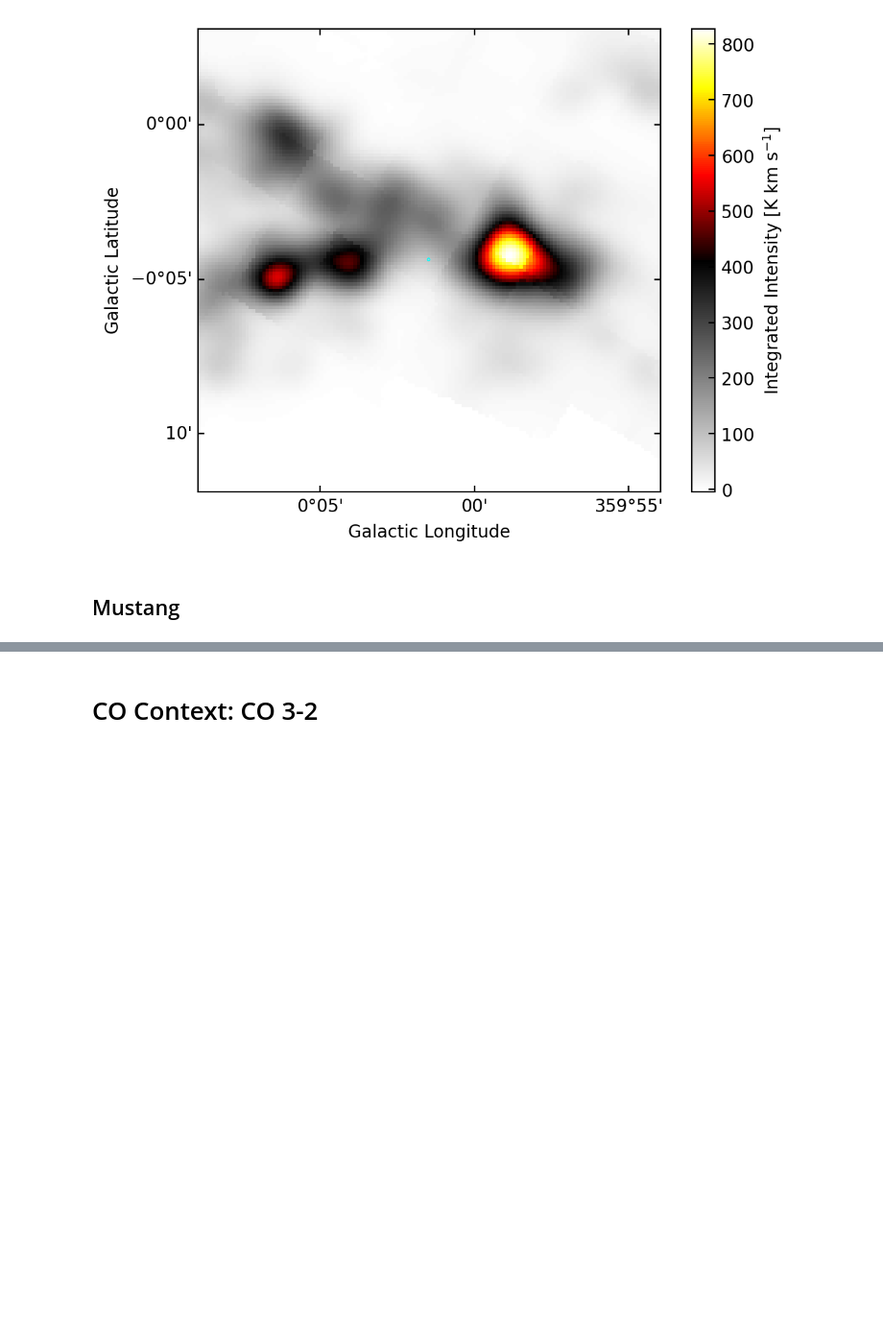
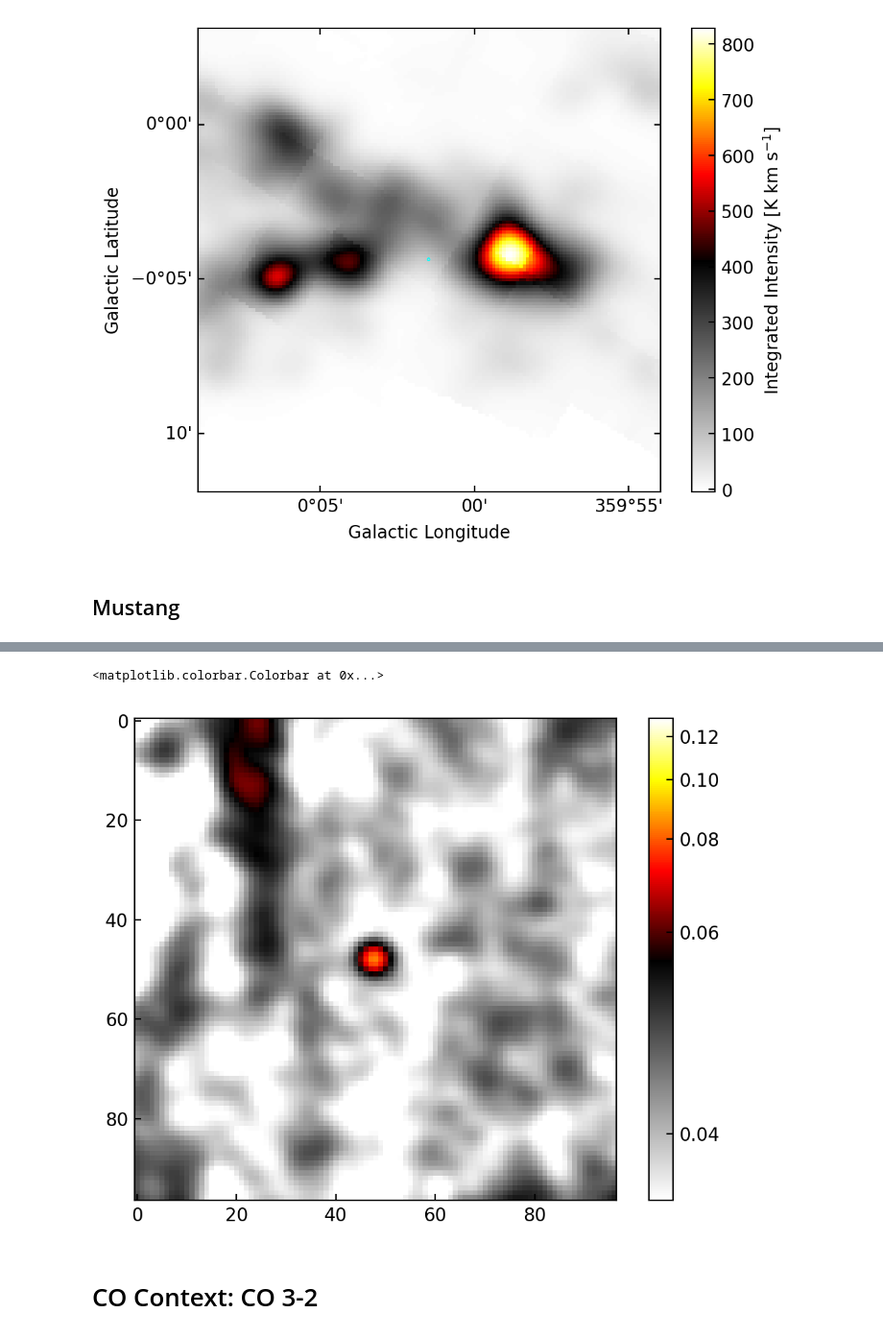
Before and after one commit to ACES-CMZ/MUBLO, a Jupyter notebook: G0.025-0.073/MUBLO_MultiwavelengthCutouts.ipynb, the cells around one changed output, grey strips where cells are left out. Shown at 96% size. Cells and saved outputs as stored; diff of their text form; code cells hidden in the pictures; blank space fills up the shorter version.

```diff
--- a/G0.025-0.073/MUBLO_MultiwavelengthCutouts.ipynb
+++ b/G0.025-0.073/MUBLO_MultiwavelengthCutouts.ipynb
@@ -1031,8 +1043,11 @@ xx,yy
 # %%
 pl.imshow(mustangcld[slcs_inset],
           cmap=mymap,
-          norm=simple_norm(mustangcld, max_cut=0.13, min_cut=0.036, stretch='asinh'))
+          norm=simple_norm(mustangcld, vmax=0.13, vmin=0.036, stretch='asinh'))
 pl.colorbar()
+# %% [output]
+<matplotlib.colorbar.Colorbar at 0x...>
+[figure, added]
 # %% [markdown]
 # CO Context: CO 3-2
 # %%
```
Also changed, not shown: parts of 21 cells of this notebook, 3 other files.
